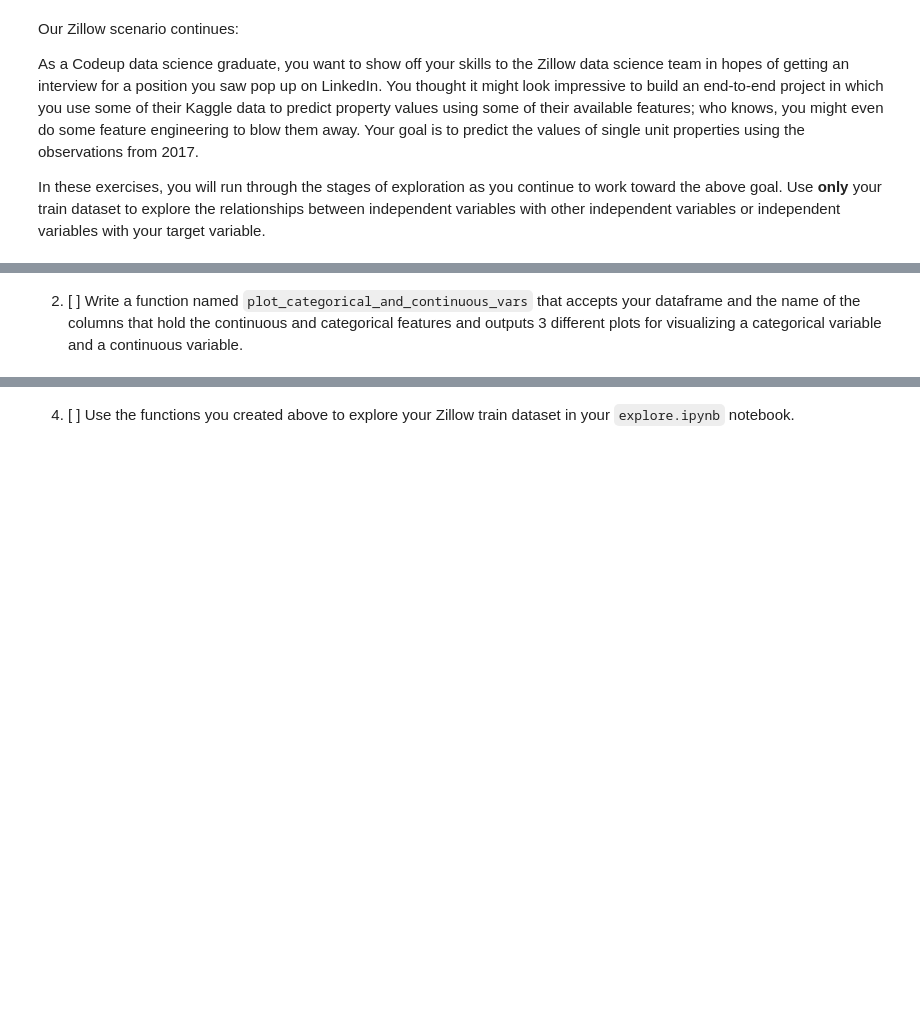
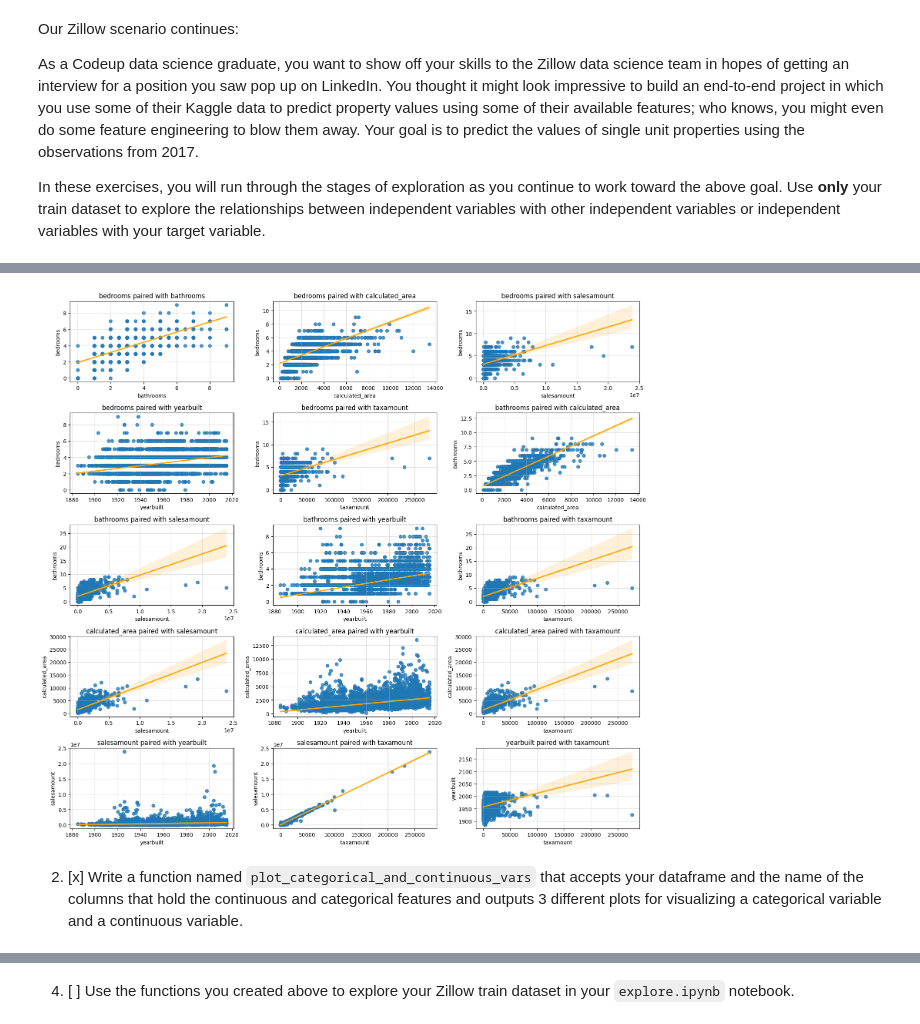
Before and after one commit to Michael-Nelson361/regression-exercises, a Jupyter notebook: explore.ipynb, the cells around one changed output, grey strips where cells are left out. Drawn from its saved outputs; the diff is of its cells as text; code cells hidden in the pictures; blank space fills up the shorter version.

```diff
--- a/explore.ipynb
+++ b/explore.ipynb
@@ -8,0 +92,41 @@ In these exercises, you will run through the stages of exploration as you contin
+# %%
+def plot_variable_pairs(df):
+    '''
+    Takes the zillow DataFrame and plots all the pairwise relationships.
+
+    Parameters:
+    -----------
+    df: DataFrame
+        - the train DataFrame to be plotted
+
+    Returns:
+    --------
+    None
+
+
+    '''
+
+    # get all the numerical columns
+    numeric_columns = [col for col in train.columns if train[col].dtype != 'O']
+
+    # use itertools to get combinations
+    col_combos = list(itertools.combinations(numeric_columns,2))
+
+    # plot each pairwise relationship in a for loop
+    plt.figure(figsize=(16,20))
+    for i,cols in enumerate(col_combos):
+        plot_number = i+1
+        plt.subplot(7,3,plot_number)
+        plt.title(f'{cols[0]} paired with {cols[1]}')
+        sns.regplot(y=df[cols[0]],x=df[cols[1]],line_kws={'color':'orange'})
+        plt.xlabel(cols[1])
+        plt.ylabel(cols[0])
+        plt.grid(alpha=0.4)
+    plt.tight_layout()
+
+    plt.show()
+    return None
+# %%
+plot_variable_pairs(train.sample(10**4))
+# %% [output]
+[figure, added]
@@ -9,2 +172,2 @@ In these exercises, you will run through the stages of exploration as you contin
 # %% [markdown]
-2. [ ] Write a function named `plot_categorical_and_continuous_vars` that accepts your dataframe and the name of the columns that hold the continuous and categorical features and outputs 3 different plots for visualizing a categorical variable and a continuous variable.
+2. [x] Write a function named `plot_categorical_and_continuous_vars` that accepts your dataframe and the name of the columns that hold the continuous and categorical features and outputs 3 different plots for visualizing a categorical variable and a continuous variable.
```
Also changed, not shown: parts of 27 cells of this notebook.
